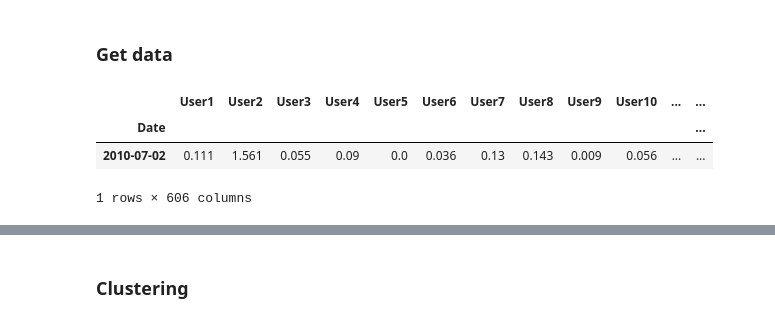
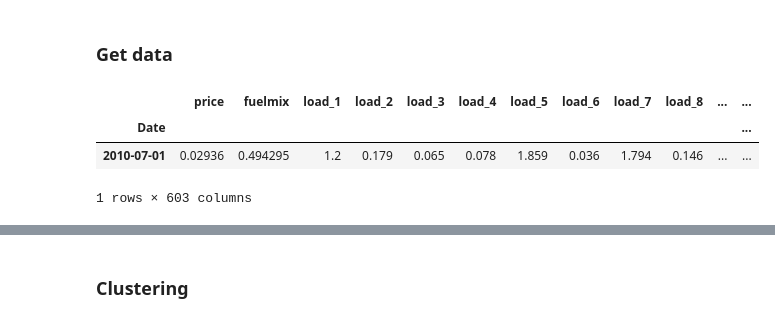
Before and after one commit to JonasSievers/Federated-Reinforcement-Learning-for-Battery-Charging, a Jupyter notebook: data/2feature_engineering_data/data_feature_engineering_scripts/03Data_Clustering.ipynb, the cells around one changed output, grey strips where cells are left out. Cells and saved outputs as stored; diff of their text form; code cells hidden in the pictures.

```diff
--- a/data/2feature_engineering_data/data_feature_engineering_scripts/03Data_Clustering.ipynb
+++ b/data/2feature_engineering_data/data_feature_engineering_scripts/03Data_Clustering.ipynb
@@ -18,13 +18,13 @@ from dtaidistance import dtw
 # %%
 #Get data
 cwd = os.path.normpath(os.path.dirname(os.path.dirname(os.path.dirname(os.getcwd()))))
-df = pd.read_csv(cwd+'/data/3final_data/Final_Grossload_dataset.csv', index_col='Date') #df = pd.read_csv('user5.csv')
+df = pd.read_csv(cwd+'/data/3final_data/Final_Energy_dataset.csv', index_col='Date') #df = pd.read_csv('user5.csv')
 df.index = pd.to_datetime(df.index)
 #df = df[['User5', 'temp', 'rhum']]
 df.fillna(0, inplace=True)
 df.head(1)
 # %% [output]
-|  | User1 | User2 | User3 | User4 | User5 | User6 | User7 | User8 | User9 | User10 | ... | ... |
+|  | price | fuelmix | load_1 | load_2 | load_3 | load_4 | load_5 | load_6 | load_7 | load_8 | ... | ... |
 | Date |  |  |  |  |  |  |  |  |  |  |  | ... |
-| 2010-07-02 | 0.111 | 1.561 | 0.055 | 0.09 | 0.0 | 0.036 | 0.13 | 0.143 | 0.009 | 0.056 | ... | ... |
+| 2010-07-01 | 0.02936 | 0.494295 | 1.2 | 0.179 | 0.065 | 0.078 | 1.859 | 0.036 | 1.794 | 0.146 | ... | ... |
-1 rows × 606 columns
+1 rows × 603 columns
```
Also changed, not shown: parts of 4 cells of this notebook, 9 other files.
